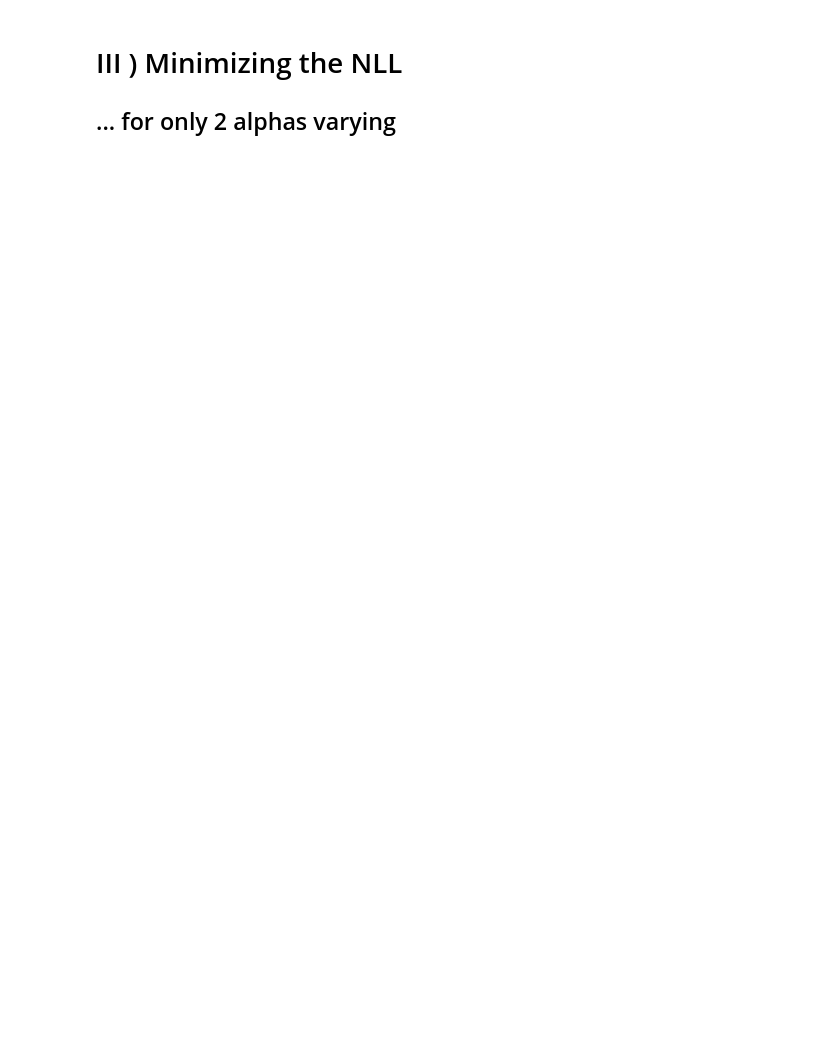
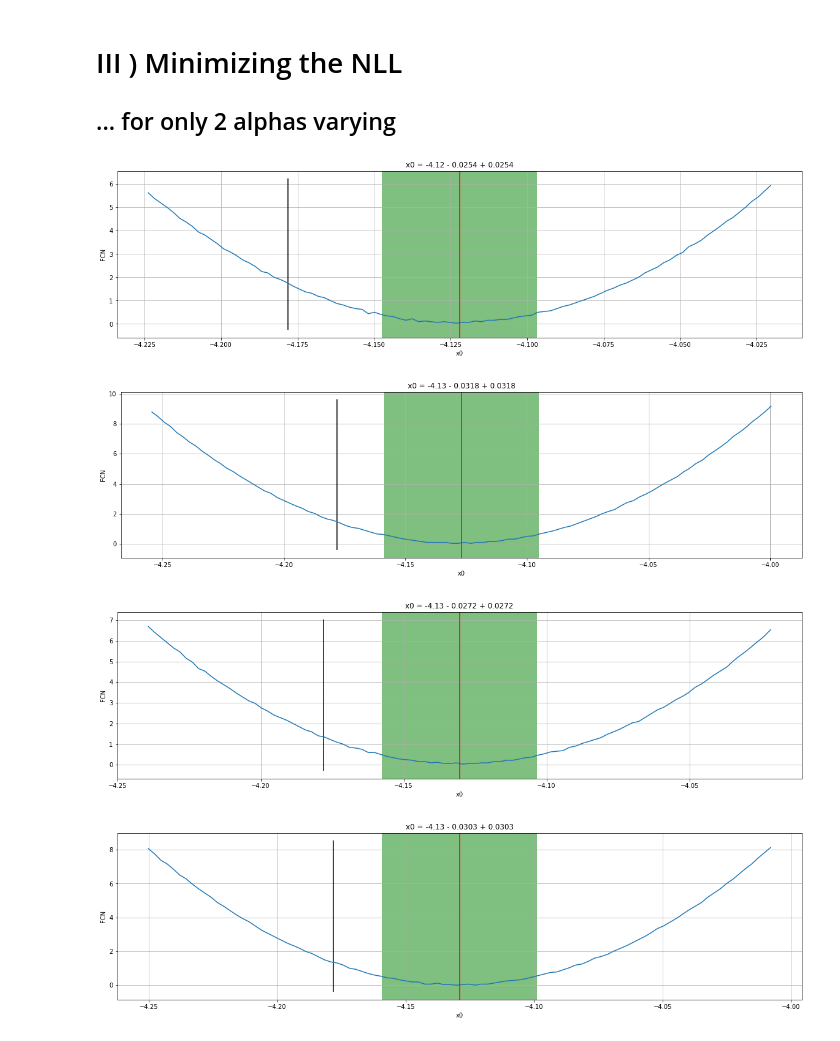
Before and after one commit to kamathrohan/b-decay-unbinned-machine-fit, a Jupyter notebook: Minuit/Demo SignalBck.ipynb, the cells around one changed output. Drawn from its saved outputs; the diff is of its cells as text; code cells hidden in the pictures; blank space fills up the shorter version.

Commit message:
Notebook (WIP) with fits and profiles added

```diff
--- a/Minuit/Demo SignalBck.ipynb
+++ b/Minuit/Demo SignalBck.ipynb
@@ -214,3 +213,38 @@ plt.show()
 # III ) Minimizing the NLL
 
 ## ... for only 2 alphas varying
+# %%
+param2=[]
+paramTF=[]
+paramMIGRAD=[]
+paramERRS=[]
+MINUIT=[]
+
+#perform nfit tf fits
+nfit=4
+for j in tqdm(range(nfit)):
+
+    #fit with TF
+    optimizer , coeffsTF =toySM.tf_fit(init= 'SAME SIGN' , fixed=fix_one_alpha)
+    #finish fit with migrad to get profile errors
+    minuit , coeffsMIGRAD = toySM.minuitfit(Ncall=10000 , fixed=fix_one_alpha , coefini=coeffsTF)
+
+    MINUIT.append(minuit)
+
+    paramTF.append(coeffsTF)
+    paramMIGRAD.append(coeffsMIGRAD)
+    param2.append(coeffsMIGRAD)
+
+    paramERRS.append(minuit.np_errors())
+
+
+    x , y = minuit.draw_profile('x0' , subtract_min=True , bound=4)
+    ax=plt.gca()
+    ymin, ymax = ax.get_ylim()
+    ax.vlines(CoeffSM[0] , ymin , ymax)
+    plt.show()
+# %% [output]
+[figure, added]
+[figure, added]
+[figure, added]
+[figure, added]
```
Also changed, not shown: parts of 20 cells of this notebook.
